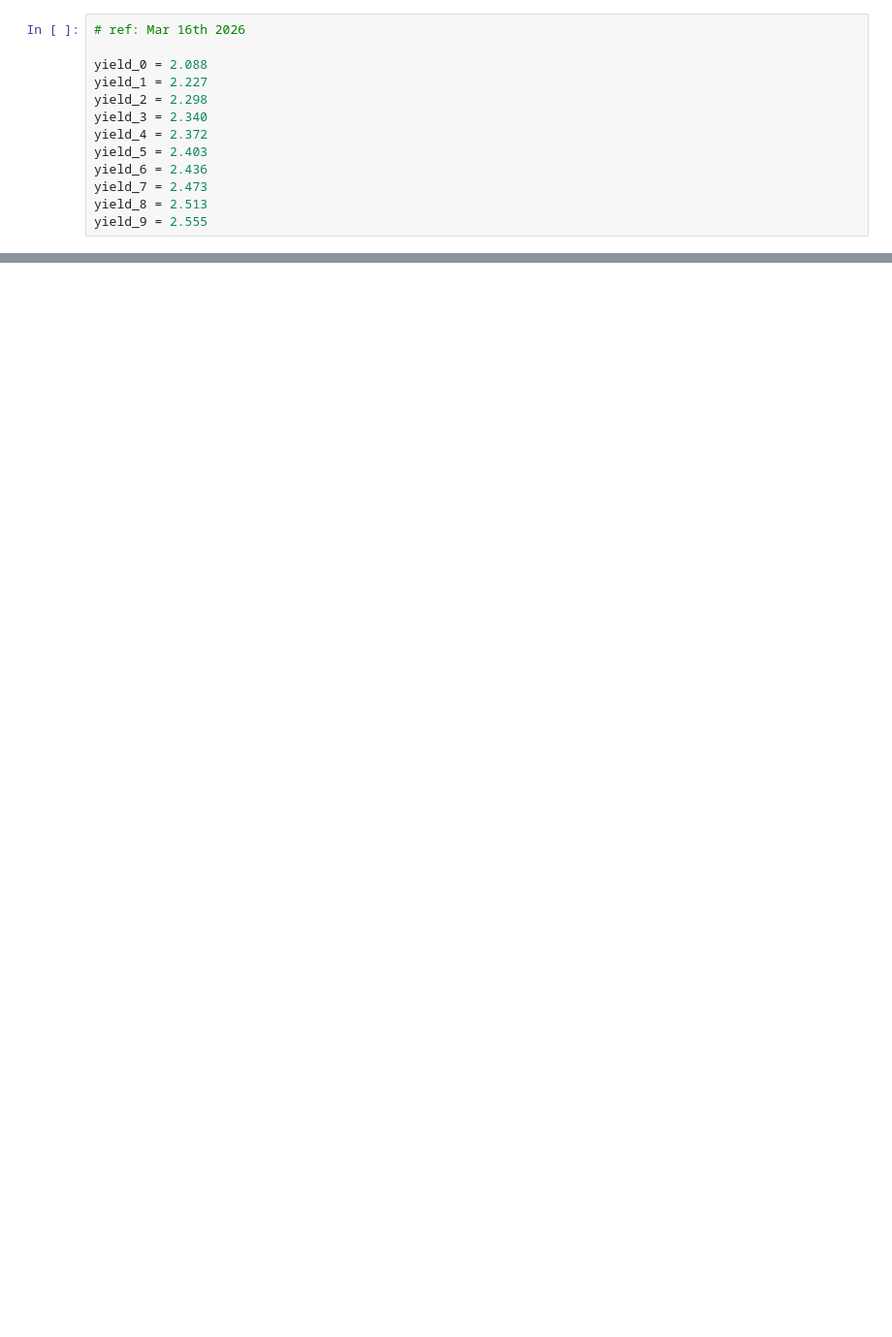
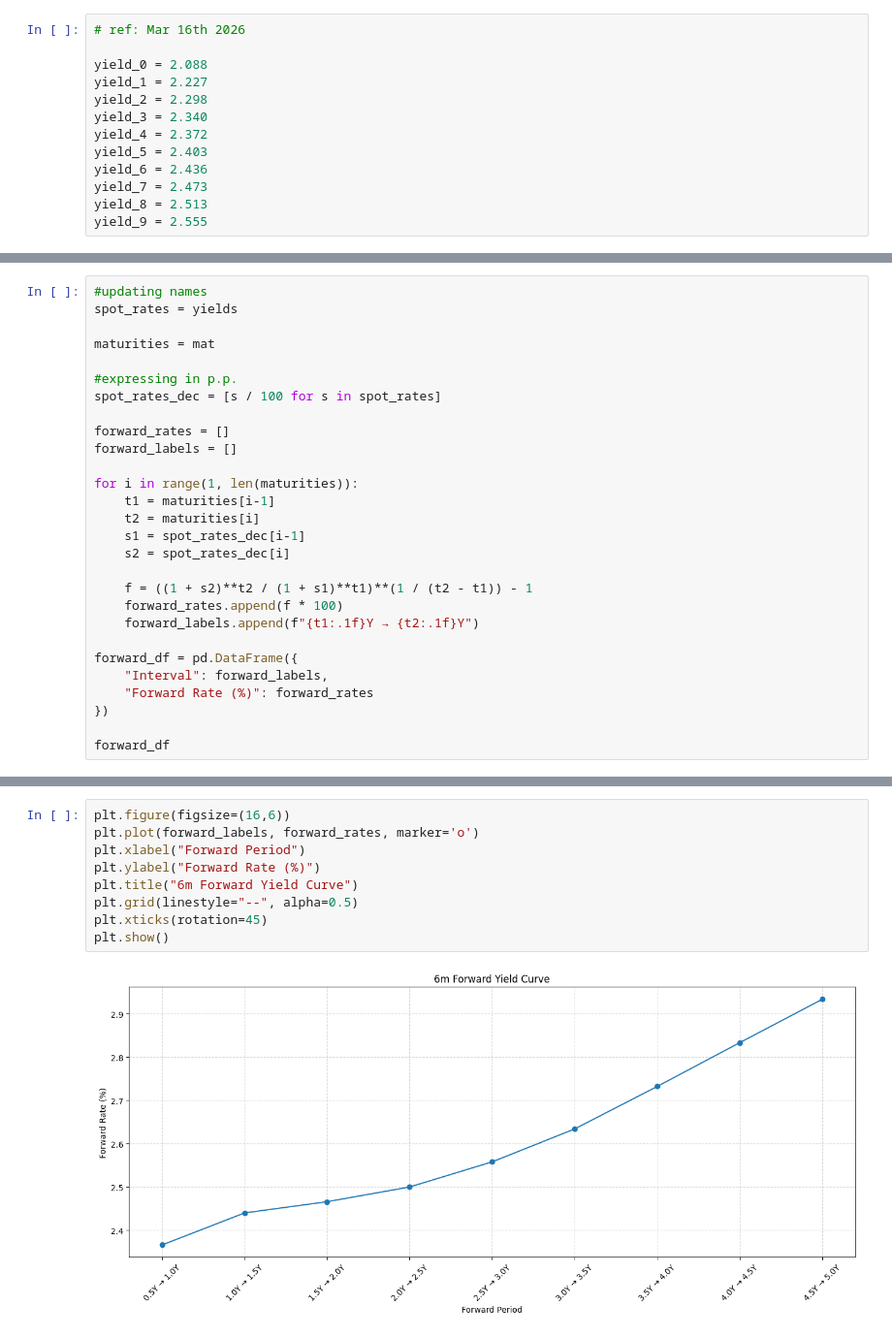
Before and after one commit to emschutt/QuantitativeFinance, a Jupyter notebook: RiskManagement/Project_2/Bonds&Yields.ipynb, the cells around one changed output, grey strips where cells are left out. Shown at 97% size. Cells and saved outputs as stored; diff of their text form; blank space fills up the shorter version.

```diff
--- a/RiskManagement/Project_2/Bonds&Yields.ipynb
+++ b/RiskManagement/Project_2/Bonds&Yields.ipynb
@@ -28,0 +183,28 @@ plt.show()
+# %%
+#updating names
+spot_rates = yields
+
+maturities = mat
+
+#expressing in p.p.
+spot_rates_dec = [s / 100 for s in spot_rates]
+
+forward_rates = []
+forward_labels = []
+
+for i in range(1, len(maturities)):
+    t1 = maturities[i-1]
+    t2 = maturities[i]
+    s1 = spot_rates_dec[i-1]
+    s2 = spot_rates_dec[i]
+
+    f = ((1 + s2)**t2 / (1 + s1)**t1)**(1 / (t2 - t1)) - 1
+    forward_rates.append(f * 100)
+    forward_labels.append(f"{t1:.1f}Y → {t2:.1f}Y")
+
+forward_df = pd.DataFrame({
+    "Interval": forward_labels,
+    "Forward Rate (%)": forward_rates
+})
+
+forward_df
@@ -28,0 +222,11 @@ plt.show()
+# %%
+plt.figure(figsize=(16,6))
+plt.plot(forward_labels, forward_rates, marker='o')
+plt.xlabel("Forward Period")
+plt.ylabel("Forward Rate (%)")
+plt.title("6m Forward Yield Curve")
+plt.grid(linestyle="--", alpha=0.5)
+plt.xticks(rotation=45)
+plt.show()
+# %% [output]
+[figure, added]
```
Also changed, not shown: parts of 13 cells of this notebook.
